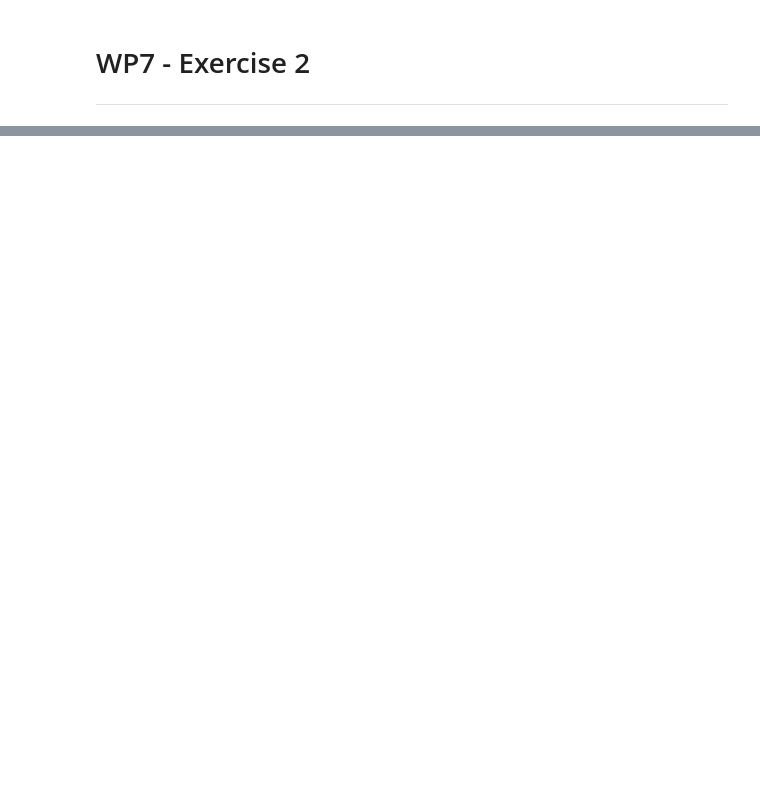
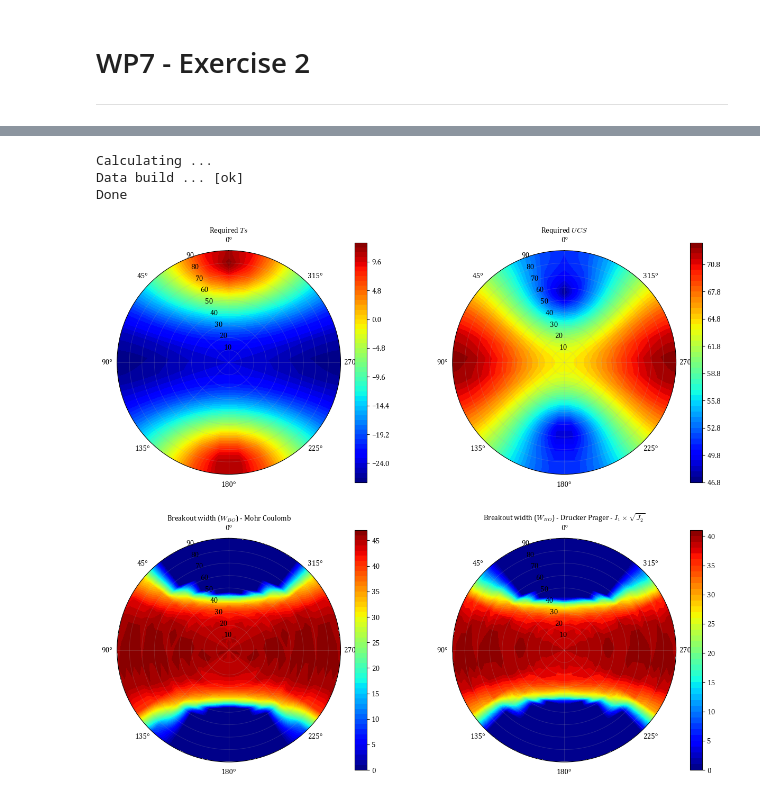
Before and after one commit to rebpoli/Doutorado, a Jupyter notebook: PGE383-AdvGeomec/HW7/HW7.ipynb, the cells around one changed output, grey strips where cells are left out. Saved outputs shown, nothing was run; the diff lists cells and outputs as text; code cells hidden in the pictures; blank space fills up the shorter version.

```diff
--- a/PGE383-AdvGeomec/HW7/HW7.ipynb
+++ b/PGE383-AdvGeomec/HW7/HW7.ipynb
@@ -135,9 +138,9 @@ ax.scatter( df.I1_MPa, df.sqrt_J2_MPa )
 
 from scipy.stats import linregress
 C4, C3, r_value, p_value, std_err = linregress( df.I1_MPa, df.sqrt_J2_MPa  )
-X = np.linspace(0,550,10)
-Y = C3 + C4 * X
-ax.plot( X, Y, c='k', ls='--' )
+i1 = np.linspace(0,550,10)
+sqrt_j2 = C3 + C4 * i1
+ax.plot( i1, sqrt_j2, c='k', ls='--' )
 
 ax.set_xlabel("$I_1$")
 ax.set_ylabel("$\sqrt{J_2}$")
@@ -210,3 +359,28 @@ def Sg_to_Sw(Sg, delta, phi) :
+# %%
+# Mohr coulomb failure criteria: Sig1 = UCS + Q * Sig3
+MC_UCS=80.44
+MC_Q=4.5881
+
+# I1 x J2 Drucker Parger failure criteria: SQRT_J2 = C3 + V4 * I1
+DP_C3=20.35
+DP_C4=0.3174
+
+SV = 70
+SHMAX = 67
+SHMIN = 45
+AZIMUTH = 0
+REGIME = 'NORMAL'
+
+PP = 32
+PW = 60
+NU = 0.25
+
+build_polar_plots()
+# %% [output]
+Calculating ...
+Data build ... [ok]
+Done
+[figure, added]
 # %%
 import numpy as np
 import pandas as pd
```
Also changed, not shown: parts of 10 cells of this notebook.
